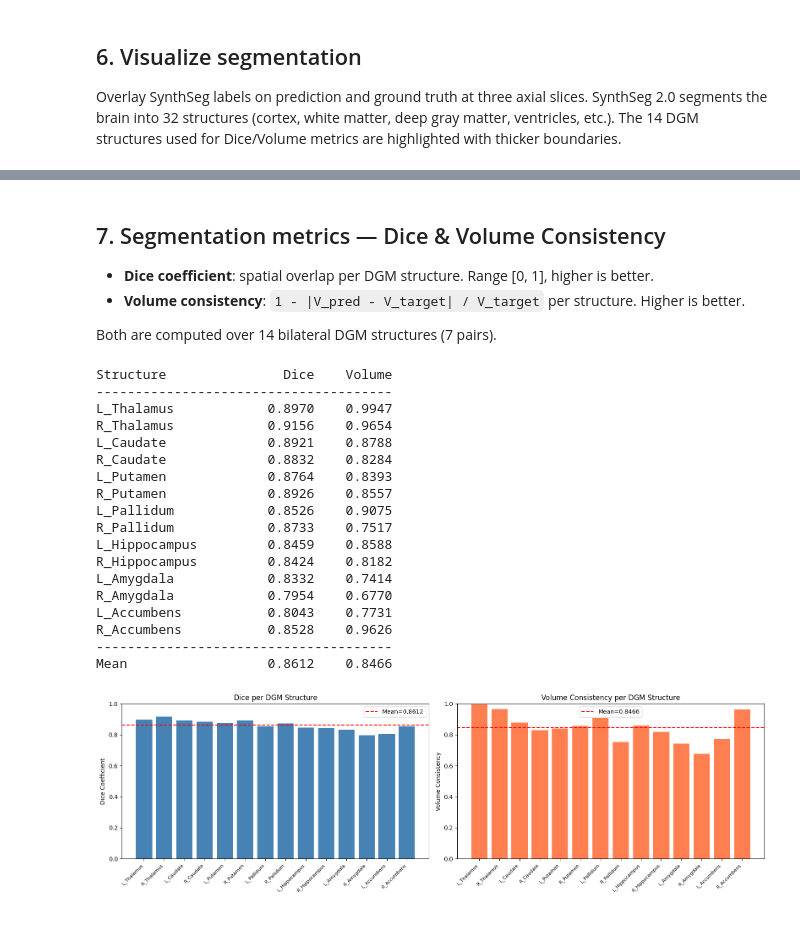
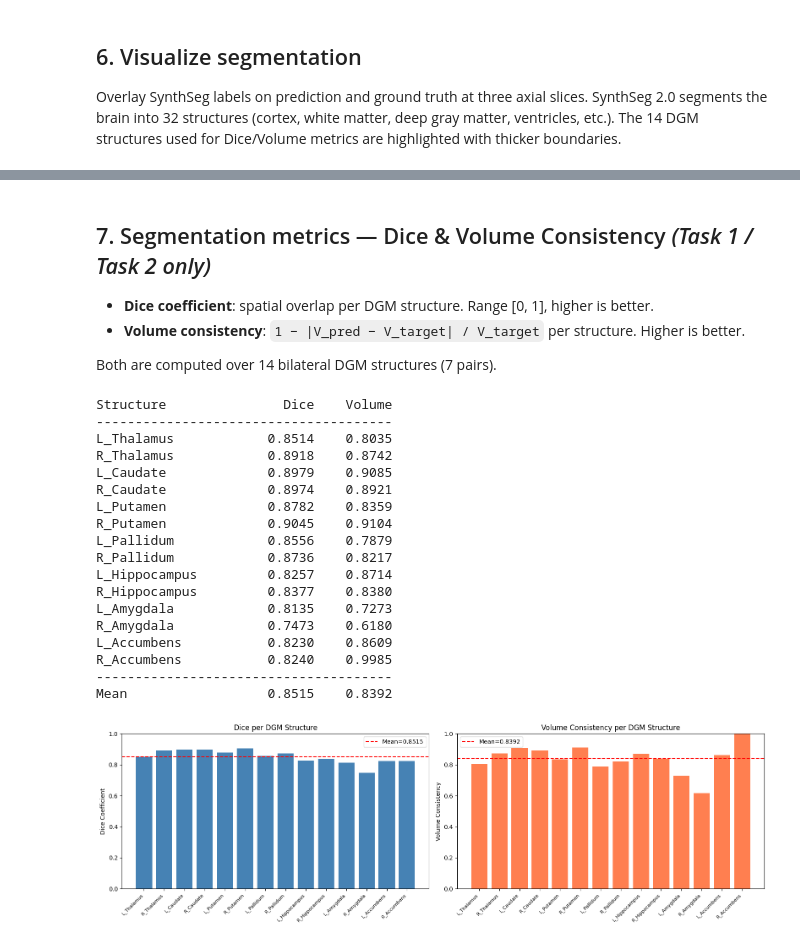
Before and after one commit to MRIxFields/MRIxFields2026, a Jupyter notebook: Tutorial/03_evaluation.ipynb, the cells around one changed output, grey strips where cells are left out. Saved outputs shown, nothing was run; the diff lists cells and outputs as text; code cells hidden in the pictures.

```diff
--- a/Tutorial/03_evaluation.ipynb
+++ b/Tutorial/03_evaluation.ipynb
@@ -56,13 +61,12 @@ Predictions are organised by source field (e.g. `0.1T/`); targets are the 7T sca
 # %%
-pred_files = sorted(INFERENCE_DIR.rglob('*_pred.nii.gz'))
 target_dir = DATA_DIR / 'Training_prospective' / 'T1W' / '7T'
 
+pred_files = sorted(INFERENCE_DIR.rglob('*.nii.gz'))
 if not pred_files:
-    print(f'No predictions found — run notebook 02 first.')
-    print('Run notebook 02 first to generate predictions.')
+    print('No predictions found — run notebook 02 first.')
 else:
-    print(f'Predictions: {len(pred_files)} files')
-    print(f'Target dir:  .../{target_dir.relative_to(DATA_DIR)}')
+    print(f'Predictions: {len(pred_files)} files in {INFERENCE_DIR.relative_to(INFERENCE_DIR.parent.parent)}/')
     for p in pred_files:
         print(f'  {p.name}')
+    print(f'\nTarget dir:  .../{target_dir.relative_to(DATA_DIR)}/')
 # %% [output]
@@ -320,74 +322,64 @@ Total structures: 32
 # %% [markdown]
-## 7. Segmentation metrics — Dice & Volume Consistency
+## 7. Segmentation metrics — Dice & Volume Consistency *(Task 1 / Task 2 only)*
 
 - **Dice coefficient**: spatial overlap per DGM structure. Range [0, 1], higher is better.
-- **Volume consistency**: `1 - |V_pred - V_target| / V_target` per structure. Higher is better.
+- **Volume consistency**: `1 − |V_pred − V_target| / V_target` per structure. Higher is better.
 
 Both are computed over 14 bilateral DGM structures (7 pairs).
 # %%
 from evaluate import compute_dice, compute_volume_consistency, DGM_LABELS
 
-# Compute per-structure Dice
 dice_scores = compute_dice(pred_seg_vol, tgt_seg_vol, DGM_LABELS)
 
-# Compute per-structure Volume Consistency
-voxel_size = nib.load(tgt_path).header.get_zooms()[:3]
+# Voxel volume from SynthSeg output (resampled to 1mm isotropic)
+voxel_size = nib.load(tgt_seg_path).header.get_zooms()[:3]
 voxel_vol = float(np.prod(voxel_size))
 vol_scores = compute_volume_consistency(pred_seg_vol, tgt_seg_vol, voxel_vol, DGM_LABELS)
 
-# Display as a table
 print(f'{"Structure":<20s}  {"Dice":>6s}  {"Volume":>8s}')
 print('-' * 38)
 for name in DGM_LABELS:
     print(f'{name:<20s}  {dice_scores[name]:6.4f}  {vol_scores[name]:8.4f}')
 print('-' * 38)
-mean_dice = np.mean(list(dice_scores.values()))
-mean_vol  = np.mean(list(vol_scores.values()))
+mean_dice = float(np.mean(list(dice_scores.values())))
+mean_vol  = float(np.mean(list(vol_scores.values())))
 print(f'{"Mean":<20s}  {mean_dice:6.4f}  {mean_vol:8.4f}')
 
 # Bar chart
 fig, (ax1, ax2) = plt.subplots(1, 2, figsize=(16, 5))
-
 names = list(DGM_LABELS.keys())
 x = np.arange(len(names))
 
 ax1.bar(x, [dice_scores[n] for n in names], color='steelblue')
-ax1.set_xticks(x)
-ax1.set_xticklabels(names, rotation=45, ha='right', fontsize=8)
-ax1.set_ylabel('Dice Coefficient')
-ax1.set_ylim(0, 1)
-ax1.axhline(mean_dice, color='red', linestyle='--', label=f'Mean={mean_dice:.4f}')
-ax1.legend()
+ax1.set_xticks(x); ax1.set_xticklabels(names, rotation=45, ha='right', fontsize=8)
+ax1.set_ylabel('Dice Coefficient'); ax1.set_ylim(0, 1)
+ax1.axhline(mean_dice, color='red', linestyle='--', label=f'Mean={mean_dice:.4f}'); ax1.legend()
 ax1.set_title('Dice per DGM Structure')
 
 ax2.bar(x, [vol_scores[n] for n in names], color='coral')
-ax2.set_xticks(x)
-ax2.set_xticklabels(names, rotation=45, ha='right', fontsize=8)
-ax2.set_ylabel('Volume Consistency')
-ax2.set_ylim(0, 1)
-ax2.axhline(mean_vol, color='red', linestyle='--', label=f'Mean={mean_vol:.4f}')
-ax2.legend()
+ax2.set_xticks(x); ax2.set_xticklabels(names, rotation=45, ha='right', fontsize=8)
+ax2.set_ylabel('Volume Consistency'); ax2.set_ylim(0, 1)
+ax2.axhline(mean_vol, color='red', linestyle='--', label=f'Mean={mean_vol:.4f}'); ax2.legend()
 ax2.set_title('Volume Consistency per DGM Structure')
 
-plt.tight_layout()
-plt.show()
+plt.tight_layout(); plt.show()
 # %% [output]
 Structure               Dice    Volume
 --------------------------------------
-L_Thalamus            0.8970    0.9947
-R_Thalamus            0.9156    0.9654
-L_Caudate             0.8921    0.8788
-R_Caudate             0.8832    0.8284
-L_Putamen             0.8764    0.8393
-R_Putamen             0.8926    0.8557
-L_Pallidum            0.8526    0.9075
-R_Pallidum            0.8733    0.7517
-L_Hippocampus         0.8459    0.8588
-R_Hippocampus         0.8424    0.8182
-L_Amygdala            0.8332    0.7414
-R_Amygdala            0.7954    0.6770
-L_Accumbens           0.8043    0.7731
-R_Accumbens           0.8528    0.9626
+L_Thalamus            0.8514    0.8035
+R_Thalamus            0.8918    0.8742
+L_Caudate             0.8979    0.9085
+R_Caudate             0.8974    0.8921
+L_Putamen             0.8782    0.8359
+R_Putamen             0.9045    0.9104
+L_Pallidum            0.8556    0.7879
+R_Pallidum            0.8736    0.8217
+L_Hippocampus         0.8257    0.8714
+R_Hippocampus         0.8377    0.8380
+L_Amygdala            0.8135    0.7273
+R_Amygdala            0.7473    0.6180
+L_Accumbens           0.8230    0.8609
+R_Accumbens           0.8240    0.9985
 --------------------------------------
-Mean                  0.8612    0.8466
+Mean                  0.8515    0.8392
-[figure, old version]
+[figure, new version]
```
Also changed, not shown: parts of 15 cells of this notebook, 20 other files.
